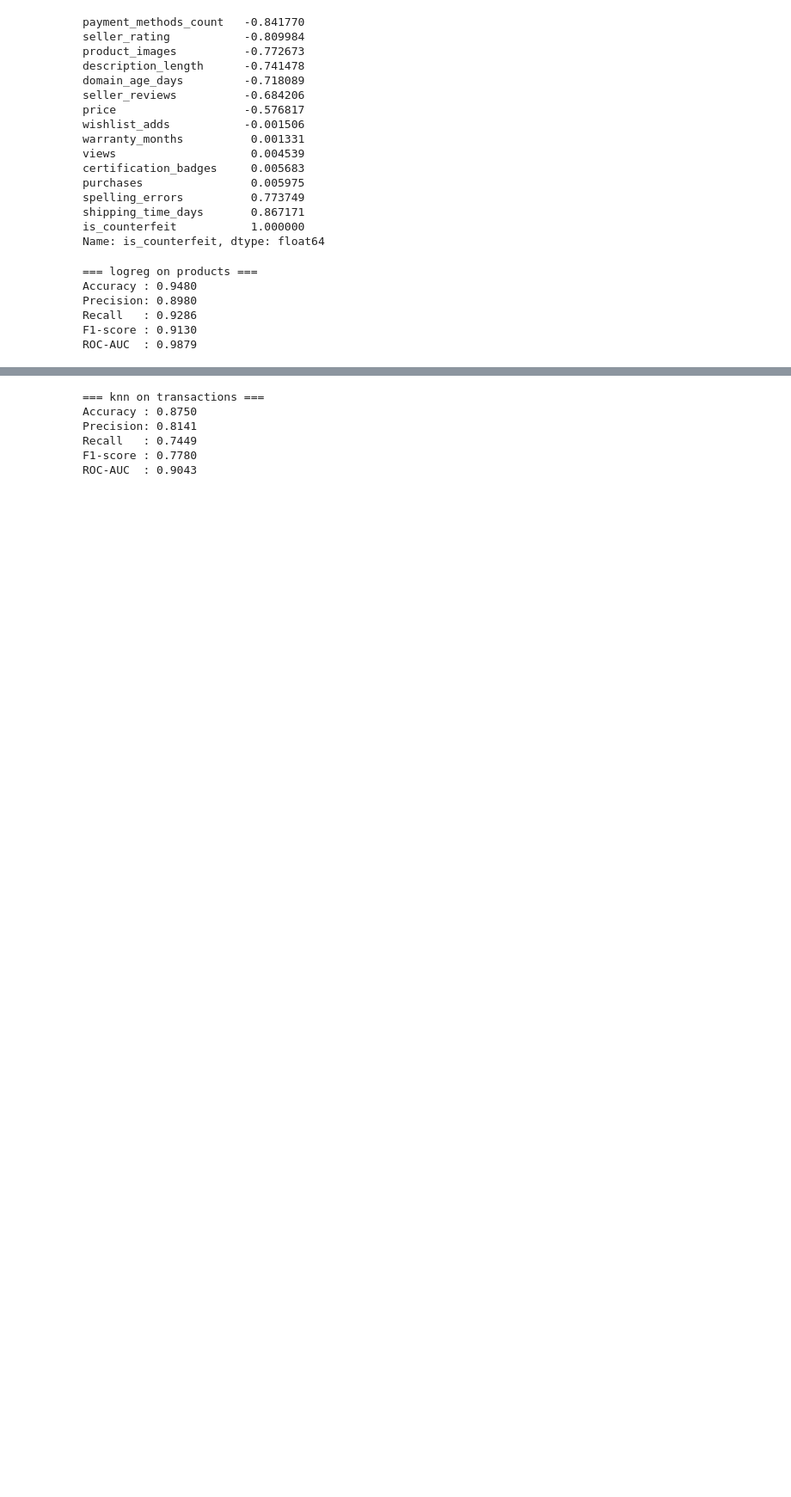
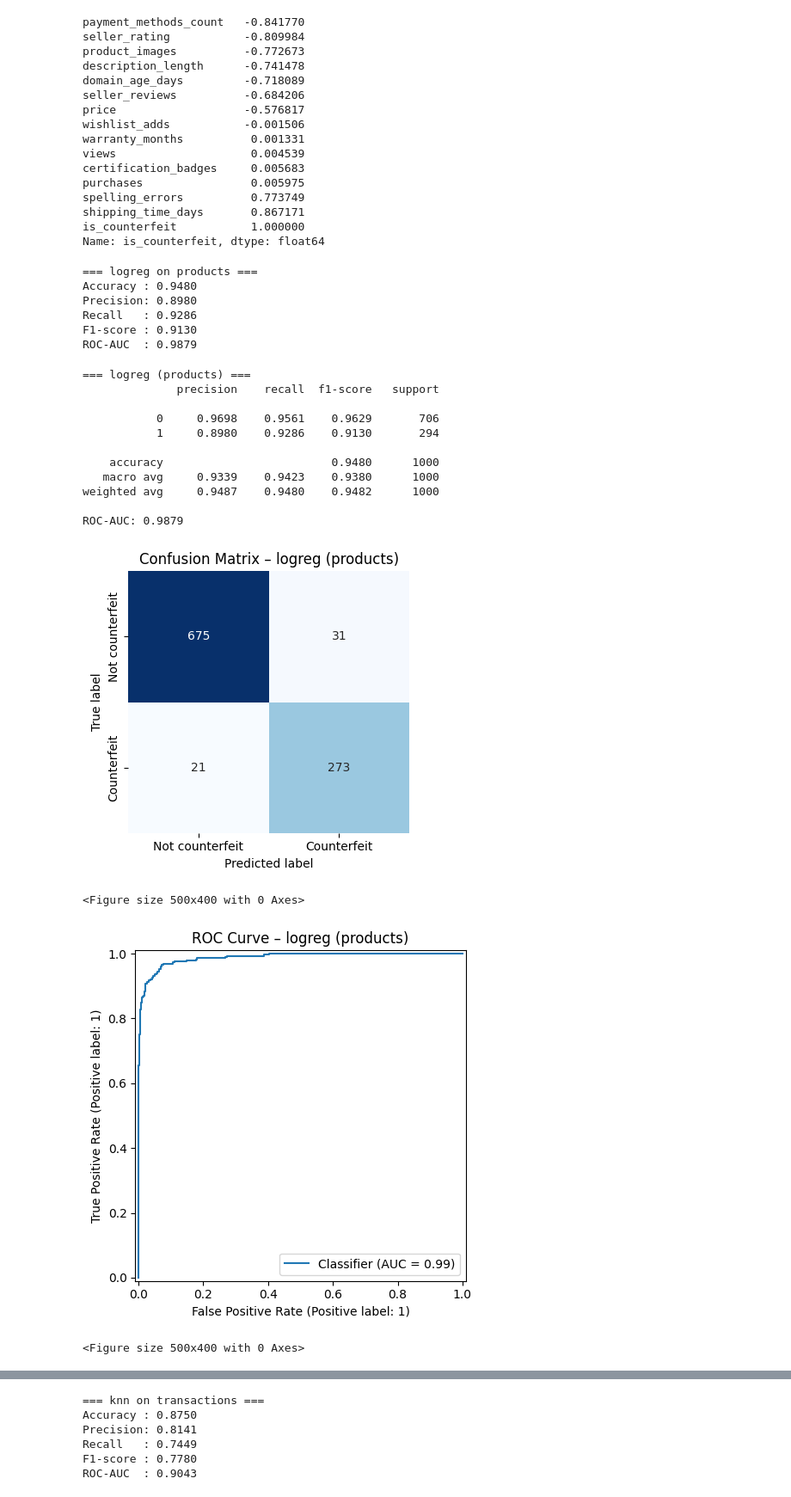
Before and after one commit to tmaddox23/DS3000-Project-Group18, a Jupyter notebook: notebooks/02_eda_products.ipynb, the cells around one changed output, grey strips where cells are left out. Shown at 86% size. Saved outputs shown, nothing was run; the diff lists cells and outputs as text; code cells hidden in the pictures; blank space fills up the shorter version.

```diff
--- a/notebooks/02_eda_products.ipynb
+++ b/notebooks/02_eda_products.ipynb
@@ -112,3 +113,27 @@ F1-score : 0.9130
 ROC-AUC  : 0.9879
 # %%
 #plotting
+evaluate_and_plot_classifier(
+    clf,
+    X_test,
+    y_test,
+    model_name="logreg",
+    dataset_name="products",
+    df=df_products
+)
+# %% [output]
+=== logreg (products) ===
+              precision    recall  f1-score   support
+
+           0     0.9698    0.9561    0.9629       706
+           1     0.8980    0.9286    0.9130       294
+
+    accuracy                         0.9480      1000
+   macro avg     0.9339    0.9423    0.9380      1000
+weighted avg     0.9487    0.9480    0.9482      1000
+
+ROC-AUC: 0.9879
+[figure, added]
+<Figure size 500x400 with 0 Axes>
+[figure, added]
+<Figure size 500x400 with 0 Axes>
```
Also changed, not shown: parts of 16 cells of this notebook.
